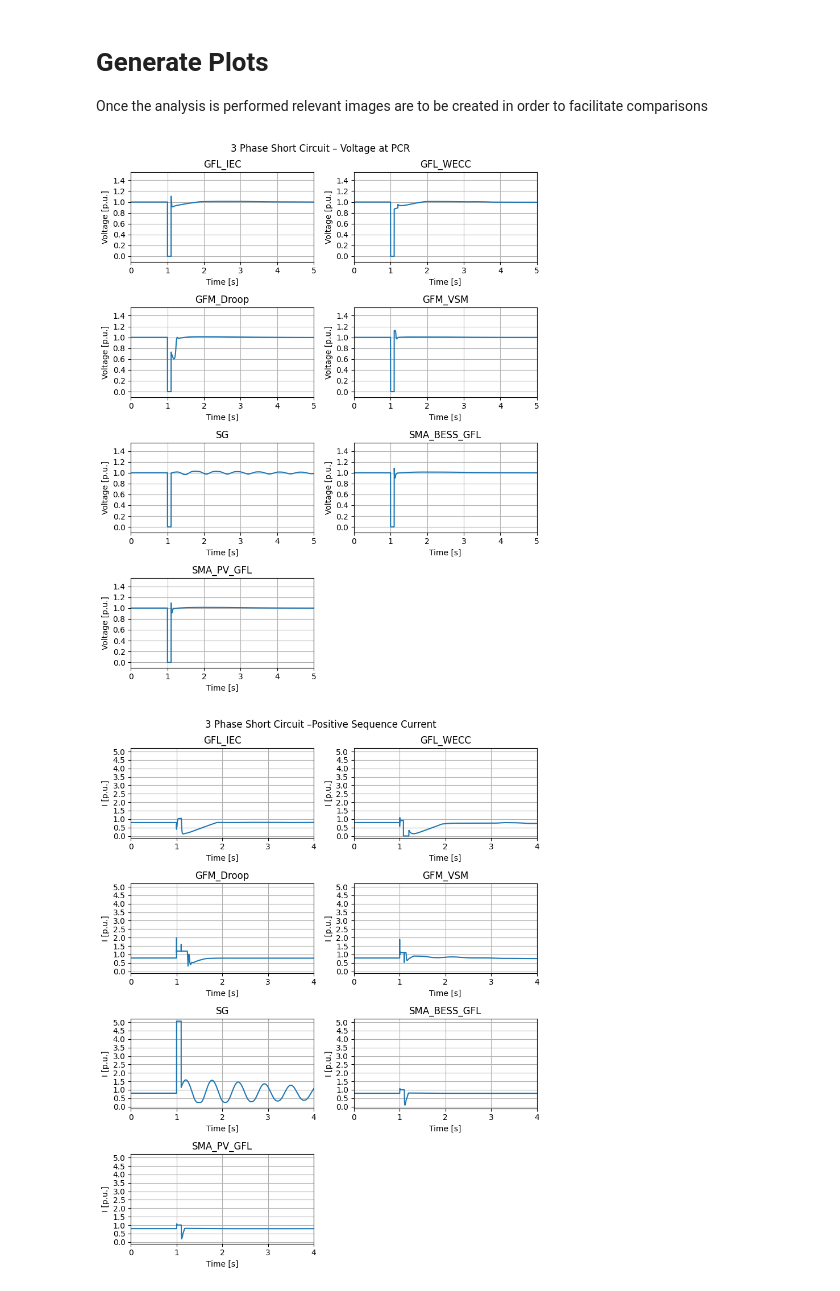
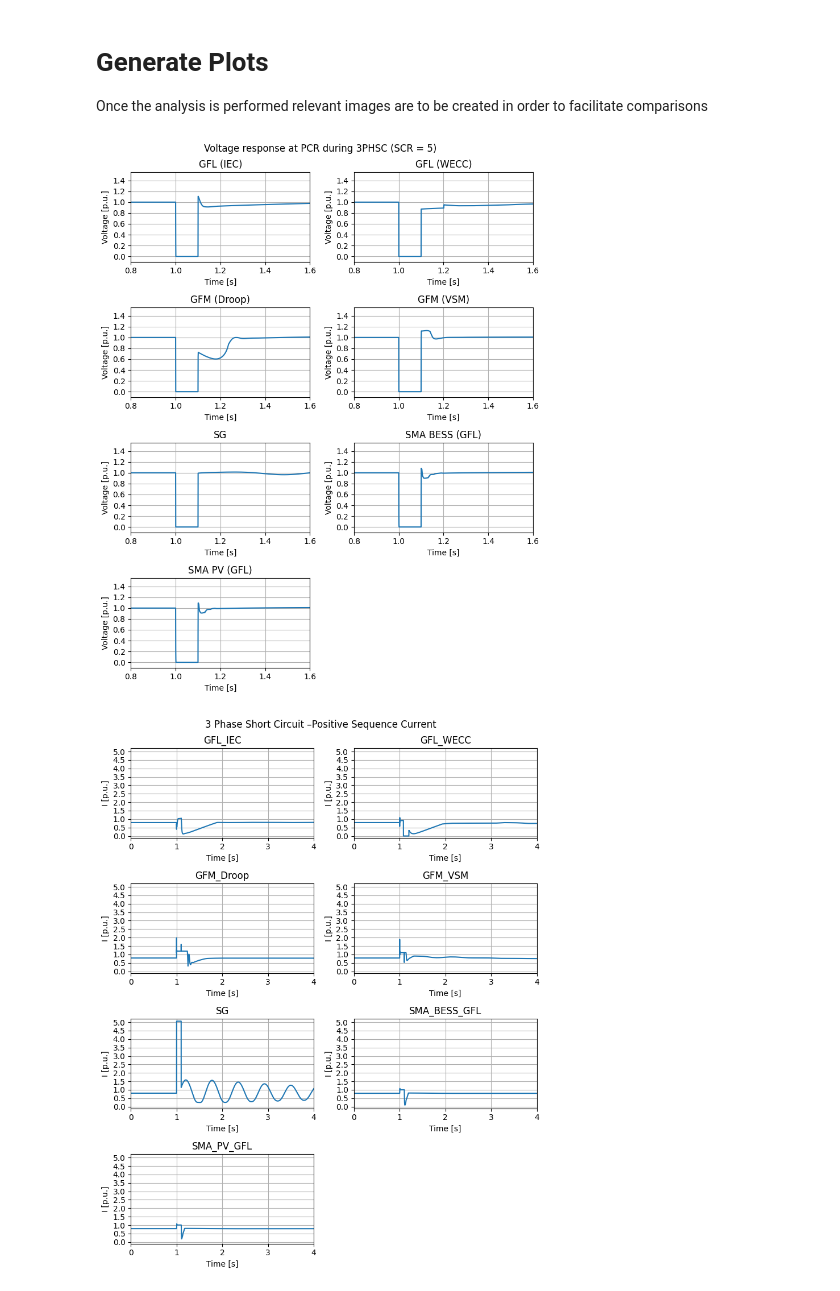
Before and after one commit to marioataveraleon/Thesis, a Jupyter notebook: Scripts/kpis.ipynb, the cells around one changed output. Saved outputs shown, nothing was run; the diff lists cells and outputs as text; code cells hidden in the pictures.

```diff
--- a/Scripts/kpis.ipynb
+++ b/Scripts/kpis.ipynb
@@ -926,6 +926,11 @@ def plot_metric_grid(
         axs[i].plot(t, y)
 
 
+        parts = tech.split("_")
+        if len(parts) == 2:
+            tech = f"{parts[0]} ({parts[1]})"
+        elif len(parts) == 3:
+            tech = f"{parts[0]} {parts[1]} ({parts[2]})"
         axs[i].set_title(f"{tech}")
         axs[i].set_xlabel(x_label)
         axs[i].set_ylabel(y_label)
@@ -952,17 +957,17 @@ def plot_metric_grid(
 # %%
 plot_metric_grid(
     data_dict=three_ph_scs,
     colmap=colmap,
     y_key="V",
-    title="3 Phase Short Circuit – Voltage at PCR",
+    title="Voltage response at PCR during 3PHSC (SCR = 5)",
     y_label="Voltage [p.u.]",
-    xlim=(0, 5),
+    xlim=(0.8, 1.6),
     ylim=(-0.1,1.55),
     yticks=(0,1.6,0.2),
     cols=2
 )
 # %% [output]
-[figure, old version]
+[figure, new version]
 # %%
 plot_metric_grid(
     data_dict=three_ph_scs,
```
Also changed, not shown: parts of 2 cells of this notebook, 4 other files.
